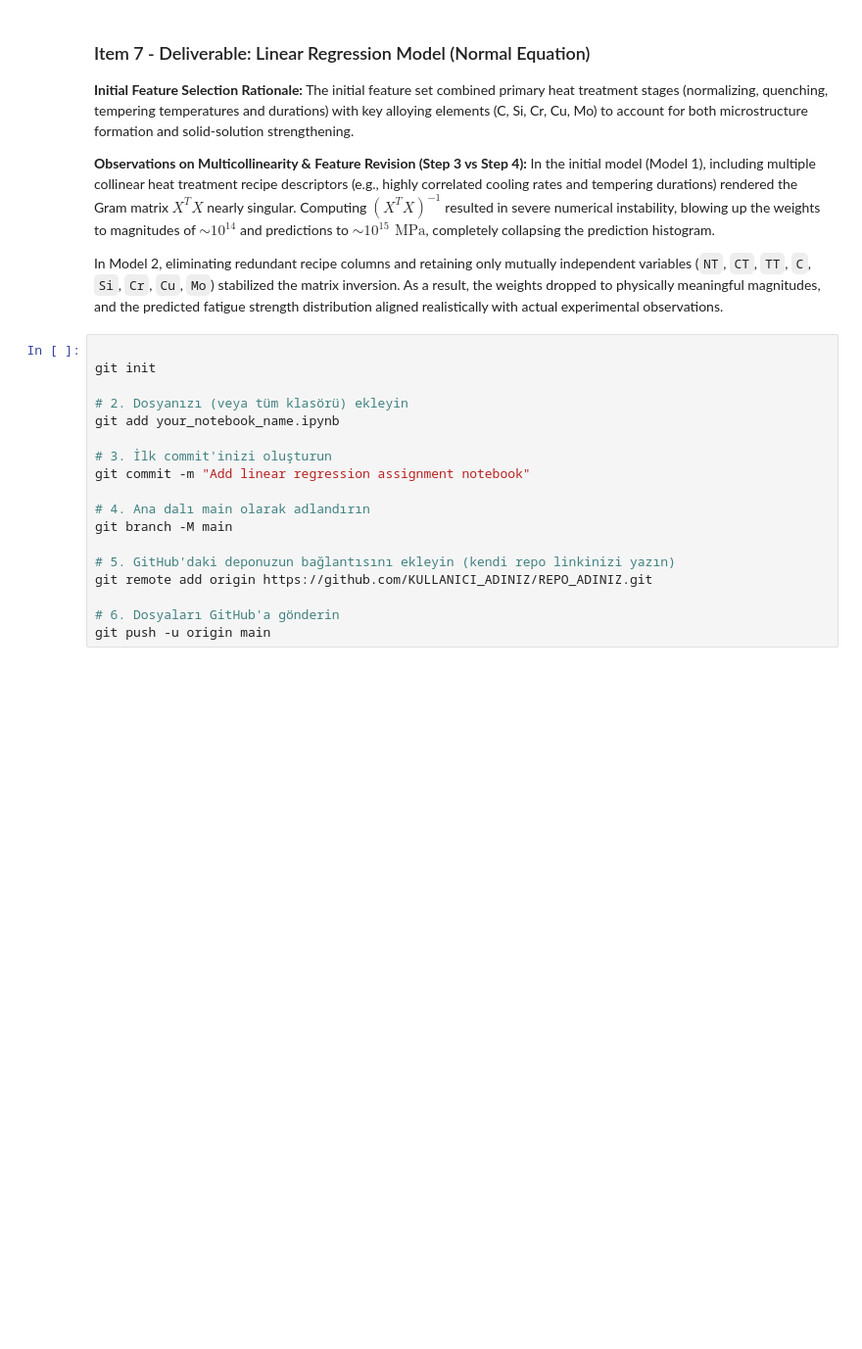
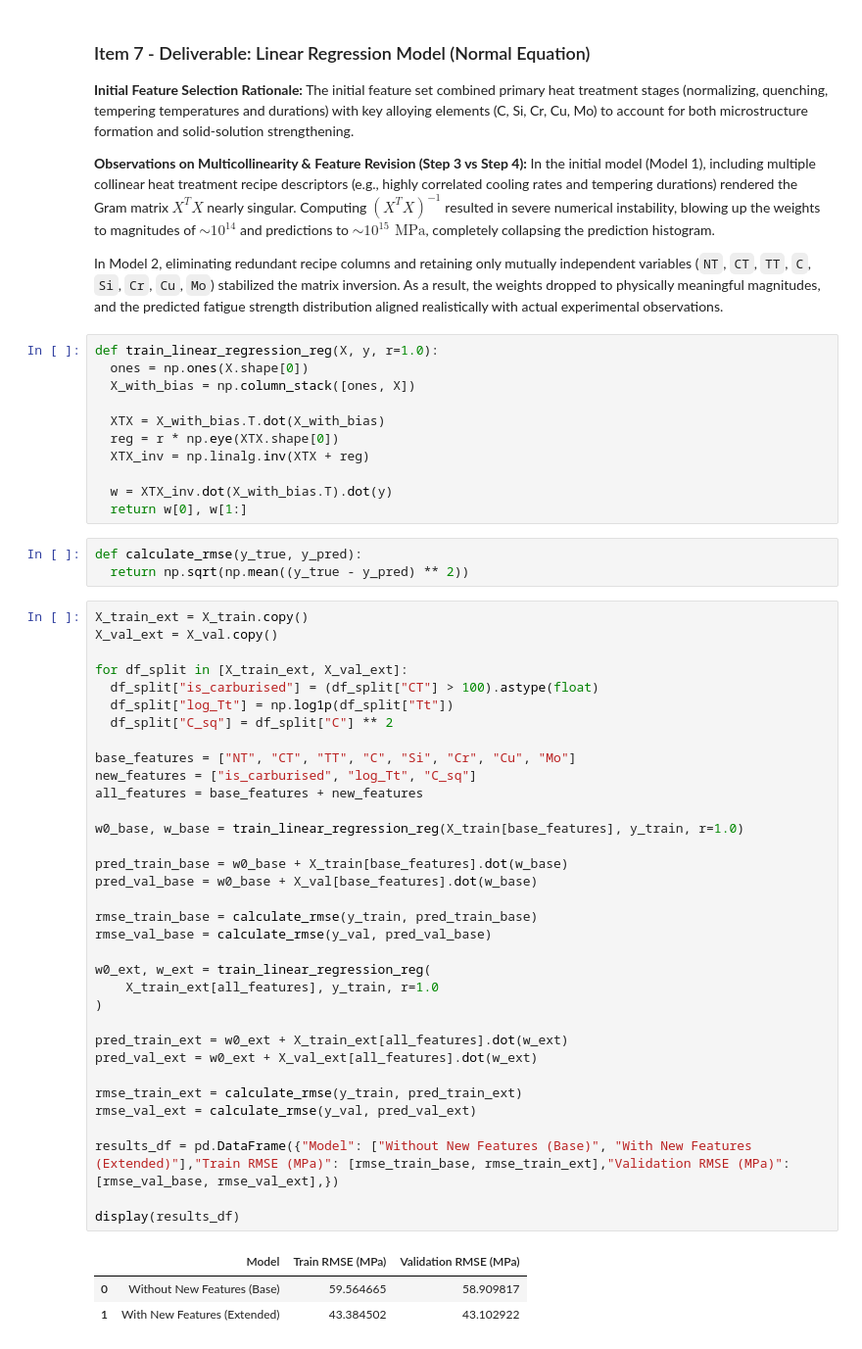
Before and after one commit to NecatBerkMeral/ME405HW1, a Jupyter notebook: ME405 HW1.ipynb, the cells around one changed output. Shown at 98% size. Cells and saved outputs as stored; diff of their text form; blank space fills up the shorter version.

```diff
--- a/ME405 HW1.ipynb
+++ b/ME405 HW1.ipynb
@@ -550,20 +553,54 @@ In the initial model (Model 1), including multiple collinear heat treatment reci
 
 In Model 2, eliminating redundant recipe columns and retaining only mutually independent variables (`NT`, `CT`, `TT`, `C`, `Si`, `Cr`, `Cu`, `Mo`) stabilized the matrix inversion. As a result, the weights dropped to physically meaningful magnitudes, and the predicted fatigue strength distribution aligned realistically with actual experimental observations.
 # %%
+def train_linear_regression_reg(X, y, r=1.0):
+  ones = np.ones(X.shape[0])
+  X_with_bias = np.column_stack([ones, X])
 
-git init
+  XTX = X_with_bias.T.dot(X_with_bias)
+  reg = r * np.eye(XTX.shape[0])
+  XTX_inv = np.linalg.inv(XTX + reg)
 
-# 2. Dosyanızı (veya tüm klasörü) ekleyin
-git add your_notebook_name.ipynb
-
-# 3. İlk commit'inizi oluşturun
-git commit -m "Add linear regression assignment notebook"
-
-# 4. Ana dalı main olarak adlandırın
-git branch -M main
-
-# 5. GitHub'daki deponuzun bağlantısını ekleyin (kendi repo linkinizi yazın)
-git remote add origin https://github.com/KULLANICI_ADINIZ/REPO_ADINIZ.git
-
-# 6. Dosyaları GitHub'a gönderin
-git push -u origin main
+  w = XTX_inv.dot(X_with_bias.T).dot(y)
+  return w[0], w[1:]
+# %%
+def calculate_rmse(y_true, y_pred):
+  return np.sqrt(np.mean((y_true - y_pred) ** 2))
+# %%
+X_train_ext = X_train.copy()
+X_val_ext = X_val.copy()
+
+for df_split in [X_train_ext, X_val_ext]:
+  df_split["is_carburised"] = (df_split["CT"] > 100).astype(float)
+  df_split["log_Tt"] = np.log1p(df_split["Tt"])
+  df_split["C_sq"] = df_split["C"] ** 2
+
+base_features = ["NT", "CT", "TT", "C", "Si", "Cr", "Cu", "Mo"]
+new_features = ["is_carburised", "log_Tt", "C_sq"]
+all_features = base_features + new_features
+
+w0_base, w_base = train_linear_regression_reg(X_train[base_features], y_train, r=1.0)
+
+pred_train_base = w0_base + X_train[base_features].dot(w_base)
+pred_val_base = w0_base + X_val[base_features].dot(w_base)
+
+rmse_train_base = calculate_rmse(y_train, pred_train_base)
+rmse_val_base = calculate_rmse(y_val, pred_val_base)
+
+w0_ext, w_ext = train_linear_regression_reg(
+    X_train_ext[all_features], y_train, r=1.0
+)
+
+pred_train_ext = w0_ext + X_train_ext[all_features].dot(w_ext)
+pred_val_ext = w0_ext + X_val_ext[all_features].dot(w_ext)
+
+rmse_train_ext = calculate_rmse(y_train, pred_train_ext)
+rmse_val_ext = calculate_rmse(y_val, pred_val_ext)
+
+results_df = pd.DataFrame({"Model": ["Without New Features (Base)", "With New Features (Extended)"],"Train RMSE (MPa)": [rmse_train_base, rmse_train_ext],"Validation RMSE (MPa)": [rmse_val_base, rmse_val_ext],})
+
+display(results_df)
+# %% [output]
+|  | Model | Train RMSE (MPa) | Validation RMSE (MPa) |
+| 0 | Without New Features (Base) | 59.564665 | 58.909817 |
+| 1 | With New Features (Extended) | 43.384502 | 43.102922 |
```
Also changed, not shown: parts of 12 cells of this notebook.
